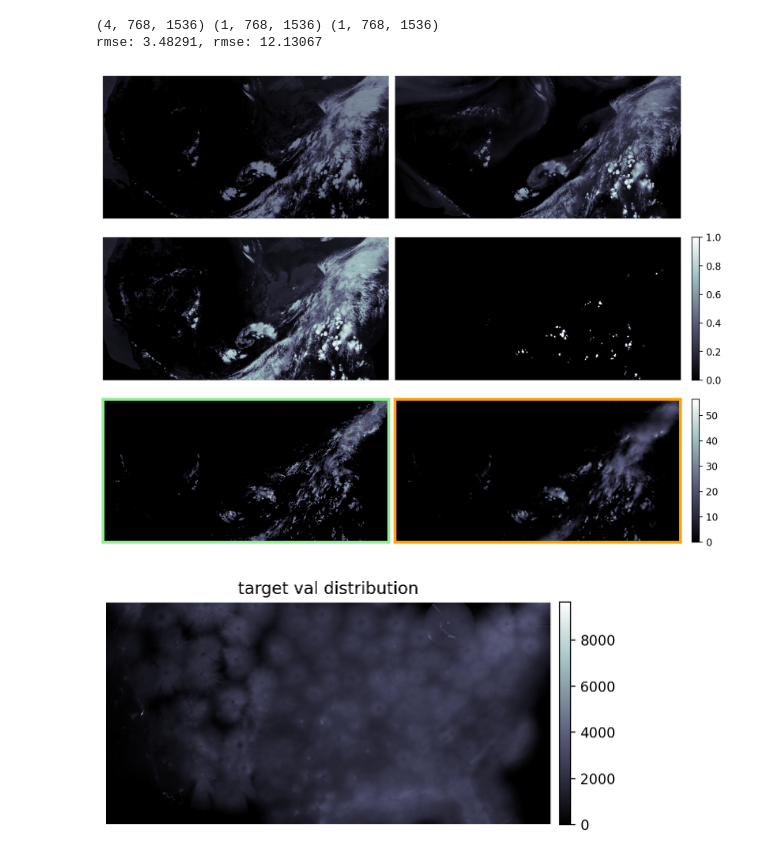
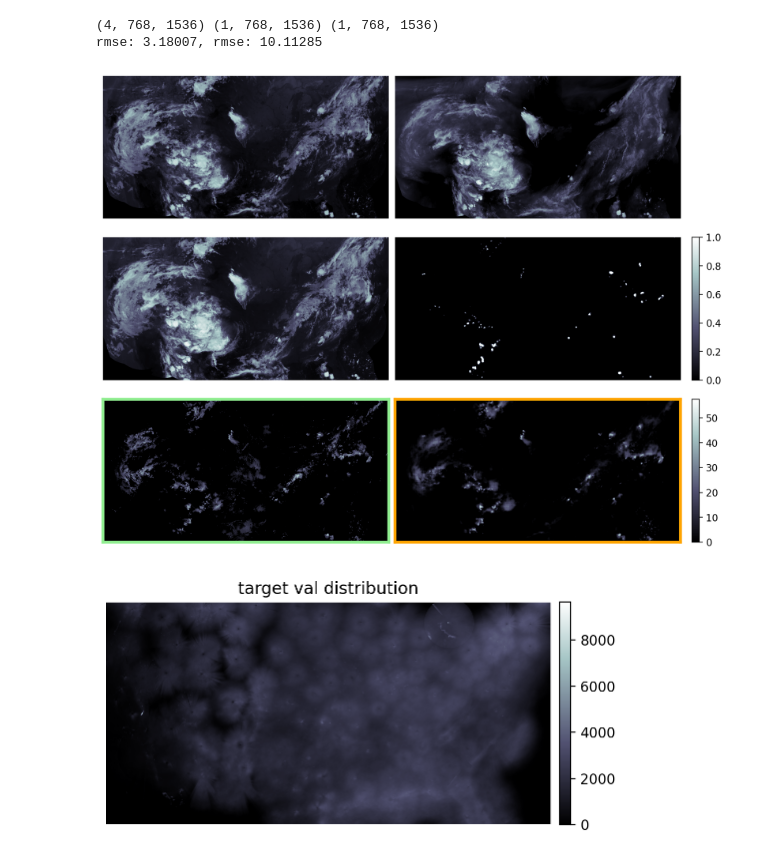
Before and after one commit to stockeh/srvit, a Jupyter notebook: notebooks/viz.ipynb, the cells around one changed output. Saved outputs shown, nothing was run; the diff lists cells and outputs as text; code cells hidden in the pictures.

Commit message:
updated trainer and visuals

```diff
--- a/notebooks/viz.ipynb
+++ b/notebooks/viz.ipynb
@@ -16,7 +16,7 @@ import dataloader
 %matplotlib inline
 %config InlineBackend.figure_format = 'retina'
 
-model_name = 'vit'
+model_name = 'complete01-vit'
 data_dir = '/home/jstock/data/conus3/A/'
 ymax = 60
 # %%
@@ -83,40 +83,40 @@ def load_xty(xt, y, idx):
 
     return x, t, y
 # %%
-index = 15000
+index = 12000
 x, t, y = load_xty(xt_samples, y_samples, index)
 print(x.shape, t.shape, y.shape)
 
 fig, axs = plt.subplots(3, 2, figsize=(9,7), constrained_layout=True)
 axs = axs.ravel()
 for i in range(x.shape[0]):
     imx = axs[i].imshow(x[i], cmap='bone', vmin=x.min(), vmax=x.max())
     axs[i].axis('off')
 fig.colorbar(imx, ax=axs[3], fraction=0.025, pad=0.04)
 
 axs[-2].imshow(t[0], cmap='bone', vmin=t.min(), vmax=t.max())
 imt = axs[-1].imshow(y[0], cmap='bone', vmin=t.min(), vmax=t.max())
 fig.colorbar(imt, ax=axs[-1], fraction=0.025, pad=0.04)
 
 for spine in axs[-2].spines.values():
     spine.set_edgecolor('lightgreen')
     spine.set_linewidth(3)
 
 for spine in axs[-1].spines.values():
     spine.set_edgecolor('orange')
     spine.set_linewidth(3)
 
 for ax in axs:
     ax.get_xaxis().set_ticks([])
     ax.get_yaxis().set_ticks([])
 
 fig.savefig(f'../media/{log}_test_{index}.png', dpi=300, bbox_inches='tight')
 
 print(f'rmse: {rmse(y, t):.5f}, rmse: {mse(y, t):.5f}')
 # %% [output]
 (4, 768, 1536) (1, 768, 1536) (1, 768, 1536)
-rmse: 3.48291, rmse: 12.13067
+rmse: 3.18007, rmse: 10.11285
-[figure, old version]
+[figure, new version]
 # %%
 dataset = 'val'
 distribution_sample_map = np.flip(np.load(os.path.join(data_dir, 'out', f'distribution_sample_map_{dataset}.npy')), axis=0)
```
Also changed, not shown: parts of 2 cells of this notebook, 9 other files.
